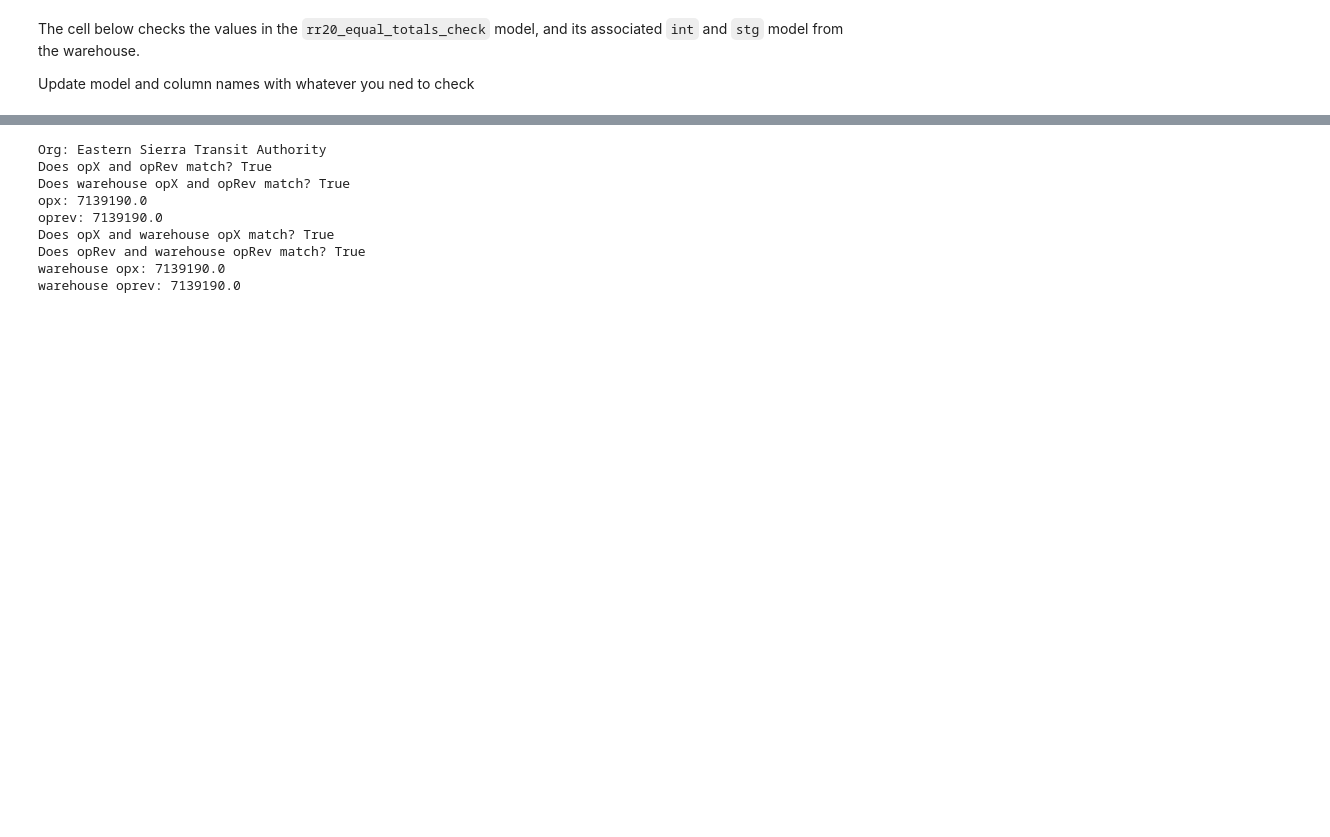
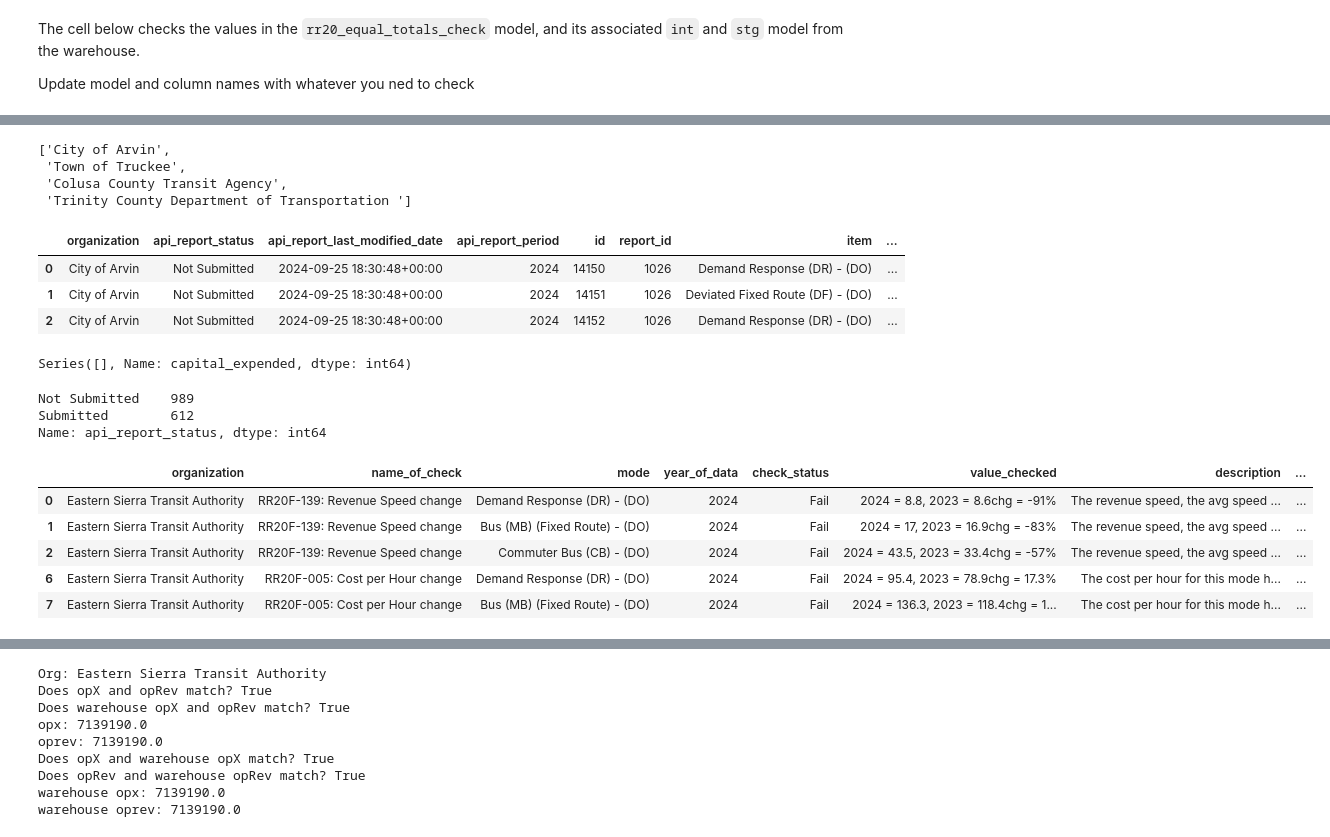
Before and after one commit to cal-itp/ntd-modernization, a Jupyter notebook: validation_tool/notebooks/ETL_inspect_API_data.ipynb, the cells around one changed output, grey strips where cells are left out. Saved outputs shown, nothing was run; the diff lists cells and outputs as text; code cells hidden in the pictures; blank space fills up the shorter version.

Commit message:
identified the agencies giving us errors, exploring whats going on

```diff
--- a/validation_tool/notebooks/ETL_inspect_API_data.ipynb
+++ b/validation_tool/notebooks/ETL_inspect_API_data.ipynb
@@ -378,21 +369,22 @@ The cell below checks the values in the `rr20_equal_totals_check` model, and its
 Update model and column names with whatever you ned to check
 # %%
 # Query the fct model from warehouse
-fct_rr20 = (
-    tbls.mart_ntd_validation.fct_ntd_rr20_equal_totals_check()
+fct_ntd_rr20_service_checks = (
+    tbls.mart_ntd_validation.fct_ntd_rr20_service_checks()
     >> filter(_.organization == org)
     >> collect()
 )
 
 # Query the int model from warehouse
-int_rr20 = (
-    tbls.staging.int_ntd_rr20_financial_total_exp()
+int_ntd_rr20_service_3ratios_wide = (
+    tbls.staging.int_ntd_rr20_service_3ratios_wide()
     >> filter(_.organization == org)
     >> collect()
 )
 
-stg_rr20 = (
+stg_ntd_rr20_rural = (
     tbls.staging.stg_ntd_rr20_rural()
-    >> filter(_.organization == org, _.api_report_period == 2024)
+    >> filter(_.organization == org,
+              _.api_report_period == 2024)
     >> collect()
 )
@@ -398,0 +465,7 @@ stg_rr20 = (
+# %%
+error_orgs
+# %% [output]
+['City of Arvin',
+ 'Town of Truckee',
+ 'Colusa County Transit Agency',
+ 'Trinity County Department of Transportation ']
@@ -398,0 +479,28 @@ stg_rr20 = (
+# %%
+error_rr20_rural.head(3)
+# %% [output]
+|  | organization | api_report_status | api_report_last_modified_date | api_report_period | id | report_id | item | ... |
+| 0 | City of Arvin | Not Submitted | 2024-09-25 18:30:48+00:00 | 2024 | 14150 | 1026 | Demand Response (DR) - (DO) | ... |
+| 1 | City of Arvin | Not Submitted | 2024-09-25 18:30:48+00:00 | 2024 | 14151 | 1026 | Deviated Fixed Route (DF) - (DO) | ... |
+| 2 | City of Arvin | Not Submitted | 2024-09-25 18:30:48+00:00 | 2024 | 14152 | 1026 | Demand Response (DR) - (DO) | ... |
+# %%
+error_rr20_rural["capital_expended"].value_counts()
+# %% [output]
+Series([], Name: capital_expended, dtype: int64)
+# %%
+# what do other have for "revenue"?
+stg_ntd_rr20_rural["api_report_status"].value_counts()
+# %% [output]
+Not Submitted    989
+Submitted        612
+Name: api_report_status, dtype: int64
+# %%
+# investigating the rr20 service check errors
+fct_ntd_rr20_service_checks[fct_ntd_rr20_service_checks["check_status"] =="Fail"].head()
+# %% [output]
+|  | organization | name_of_check | mode | year_of_data | check_status | value_checked | description | ... |
+| 0 | Eastern Sierra Transit Authority | RR20F-139: Revenue Speed change | Demand Response (DR) - (DO) | 2024 | Fail | 2024 = 8.8, 2023 = 8.6chg = -91% | The revenue speed, the avg speed ... | ... |
+| 1 | Eastern Sierra Transit Authority | RR20F-139: Revenue Speed change | Bus (MB) (Fixed Route) - (DO) | 2024 | Fail | 2024 = 17, 2023 = 16.9chg = -83% | The revenue speed, the avg speed ... | ... |
+| 2 | Eastern Sierra Transit Authority | RR20F-139: Revenue Speed change | Commuter Bus (CB) - (DO) | 2024 | Fail | 2024 = 43.5, 2023 = 33.4chg = -57% | The revenue speed, the avg speed ... | ... |
+| 6 | Eastern Sierra Transit Authority | RR20F-005: Cost per Hour change | Demand Response (DR) - (DO) | 2024 | Fail | 2024 = 95.4, 2023 = 78.9chg = 17.3% | The cost per hour for this mode h... | ... |
+| 7 | Eastern Sierra Transit Authority | RR20F-005: Cost per Hour change | Bus (MB) (Fixed Route) - (DO) | 2024 | Fail | 2024 = 136.3, 2023 = 118.4chg = 1... | The cost per hour for this mode h... | ... |
```
Also changed, not shown: parts of 13 cells of this notebook.
